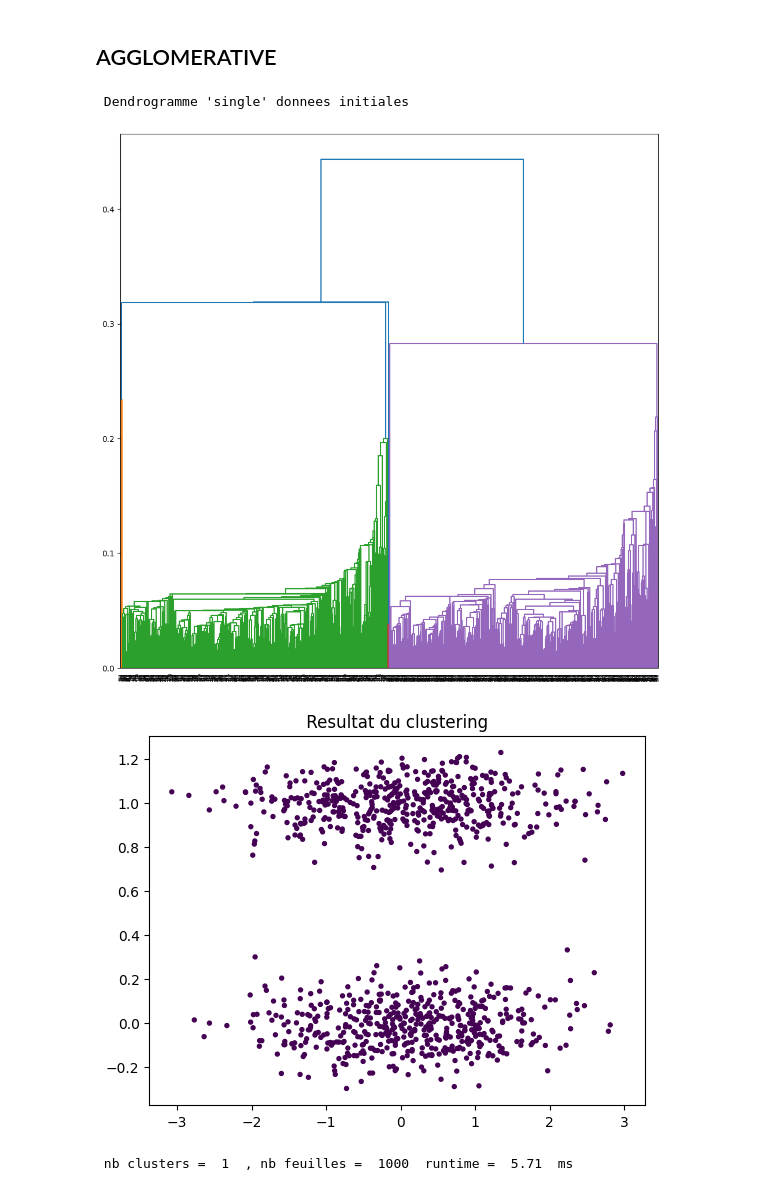
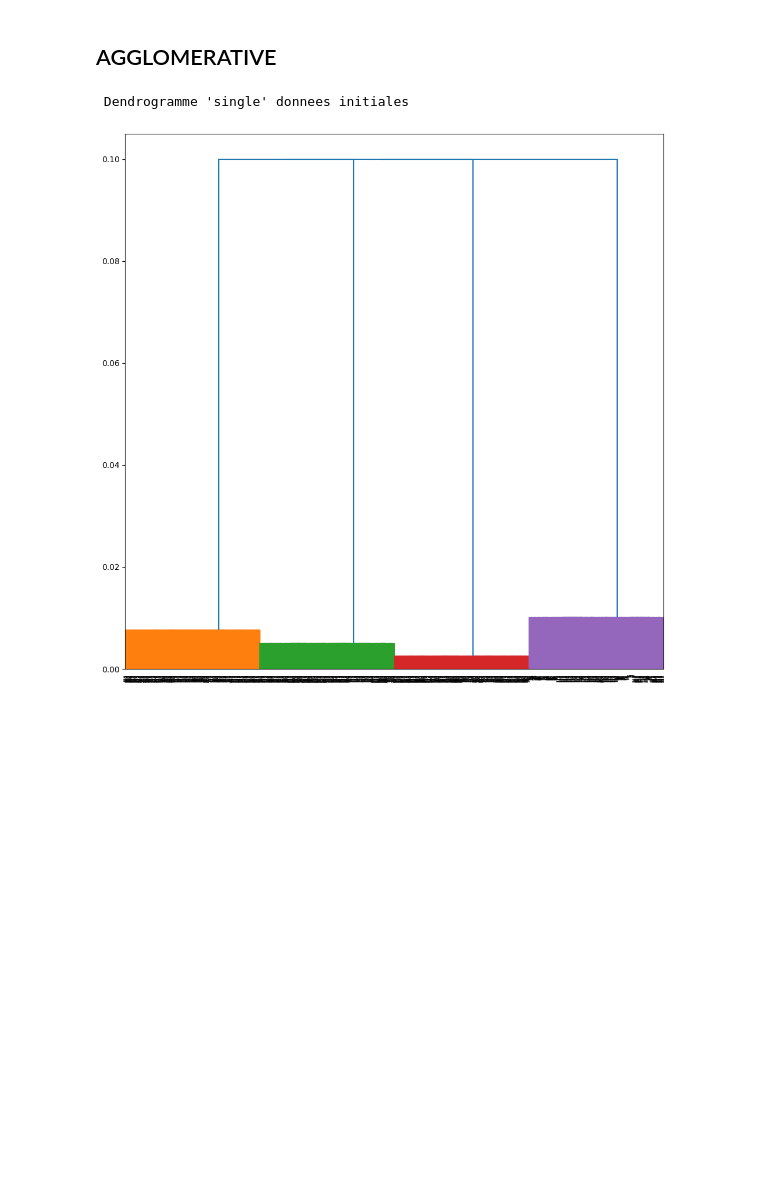
Before and after one commit to pofpifpaf/ml_2025pifpofsal, a Jupyter notebook: rapport.ipynb, the cells around one changed output. Drawn from its saved outputs; the diff is of its cells as text; code cells hidden in the pictures; blank space fills up the shorter version.

Commit message:
Agglomerative finished
Missing text and limits of agglomerative

```diff
--- a/rapport.ipynb
+++ b/rapport.ipynb
@@ -98,7 +134,7 @@ Pour chacun des jeux de données, le `k`choisi est celui qui, sans lancer l'algo
 
 Pour ces 3 jeu de données le résultats obtenu avec le K-Means est très satisfaisant.
 # %%
-print("Appel KMeans pour plusieurs valeurs de k, avec soucis")
+print("Appel KMeans pour plusieurs valeurs de k, avec soucis\n")
 
 names = ["dartboard1.arff", "long1.arff"]
 best_ks = []
@@ -129,14 +165,19 @@ for name in names:
         if score > best_score:
             best_score = score
             best_k = k
-        print ("nb clusters = " , k , ", score = ", score, " , nb iter = " , iteration , " ,runtime = " , round (( tps2 - tps1 ) * 1000 , 2 ) ," ms " )
+
+        print ("nb clusters = ", k,
+                ",\n\tscore = ", score,
+                ",\n\tnb iter = ", iteration,
+                ",\n\truntime = ", round (( tps2 - tps1 ) * 1000 , 2 ) ," ms " )
 
     best_ks.append(best_k)
     model = cluster.KMeans(n_clusters=best_k, init='k-means++')
     model.fit(datanp)
     labels = model.labels_
-    plt.scatter ( f0 , f1 , c=labels , s = 8 )
-    plt.title ( "Donnees apres clustering Kmeans k = " + str(best_k) + " " + name)
-    plt.show ()
+
+    plt.scatter(f0, f1, c=labels, s=8)
+    plt.title("Donnees apres clustering Kmeans k = " + str(best_k) + " " + name)
+    plt.show()
 # %% [output]
 Appel KMeans pour plusieurs valeurs de k, avec soucis
@@ -169,38 +229,18 @@ En conclusion le K-Means est très efficace (en terme de prédiction et de temps
 # %%
 import scipy . cluster . hierarchy as shc
 
-print ( " Dendrogramme 'single' donnees initiales " )
-linked_mat = shc.linkage ( datanp , 'single')
+path = "./artificial/dartboard1.arff"
+databrut = arff.loadarff(open(path,'r', encoding='utf-8'))
+datanp = [[x[0], x[1]] for x in databrut [0]]
+
+f0 = np.array(datanp)[:,0]
+f1 = np.array(datanp)[:,1]
+
+print(" Dendrogramme 'single' donnees initiales ")
+linked_mat = shc.linkage(datanp, 'single')
 plt.figure(figsize=(12,12))
 shc.dendrogram(linked_mat, orientation='top', distance_sort='descending', show_leaf_counts=False)
 plt.show()
-
-# set distance_threshold ( 0 ensures we compute the full tree )
-tps1 = time . time ()
-model = cluster.AgglomerativeClustering(distance_threshold=10, linkage='single', n_clusters=None)
-model = model.fit(datanp)
-tps2 = time.time()
-labels = model.labels_
-k = model.n_clusters_
-leaves = model.n_leaves_
-
-# Affichage clustering
-plt.scatter( f0 , f1 , c = labels , s = 8 )
-plt.title(" Resultat du clustering ")
-plt.show()
-print(" nb clusters = ", k, " , nb feuilles = ", leaves, " runtime = ", round((tps2 - tps1)*1000, 2), " ms ")
-
-# set the number of clusters
-k = 2
-tps1 = time.time()
-model = cluster.AgglomerativeClustering (linkage='single', n_clusters=k)
-model = model.fit(datanp)
-tps2 = time.time()
-labels = model.labels_
-kres = model.n_clusters_
-leaves = model.n_leaves_
 # %% [output]
  Dendrogramme 'single' donnees initiales
-[figure, old version]
+[figure, new version]
-[figure, removed]
- nb clusters =  1  , nb feuilles =  1000  runtime =  5.71  ms
```
Also changed, not shown: parts of 11 cells of this notebook.
